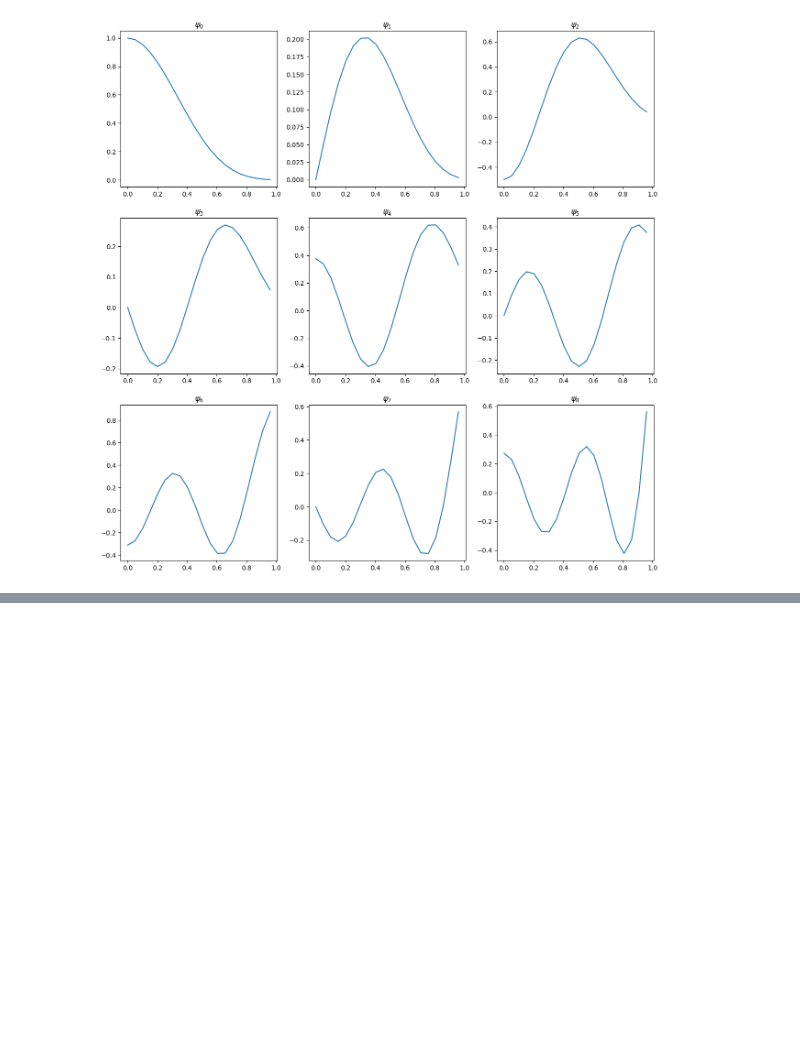
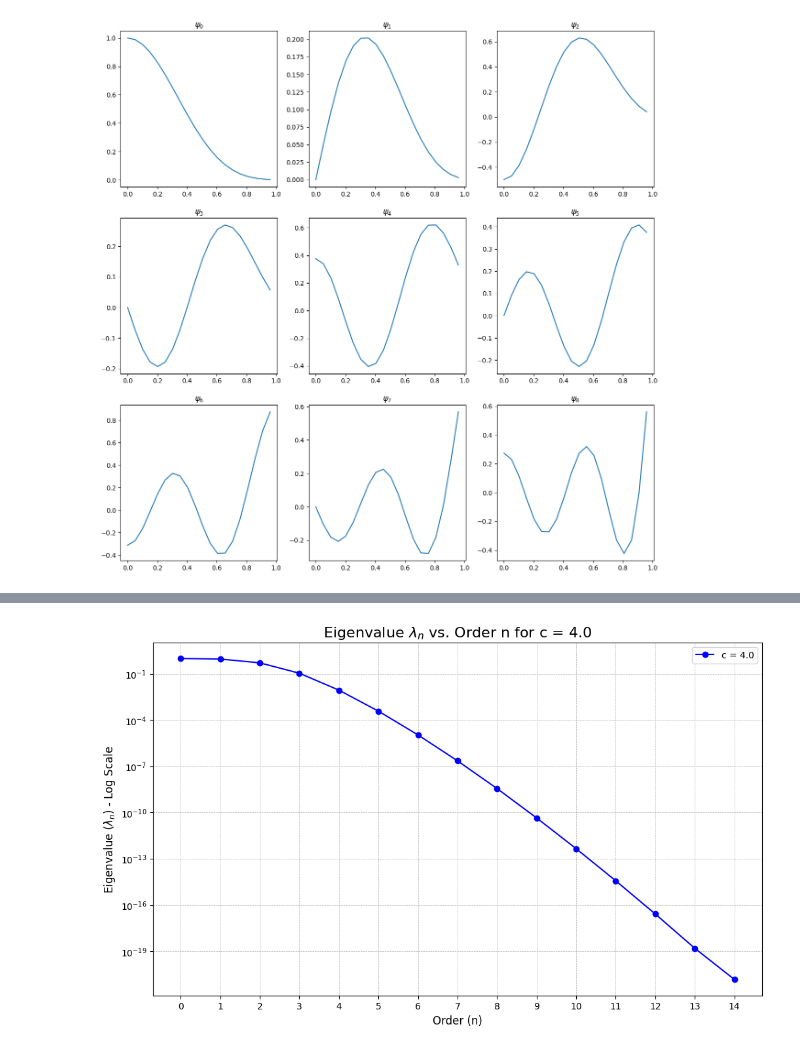
Before and after one commit to arizonaCameraLab/computationalImaging, a Jupyter notebook: Chapter2ForwardModels/ProlateSpheroidalFunctionAnalysis.ipynb, the cells around one changed output, grey strips where cells are left out. Saved outputs shown, nothing was run; the diff lists cells and outputs as text; code cells hidden in the pictures; blank space fills up the shorter version.

```diff
--- a/Chapter2ForwardModels/ProlateSpheroidalFunctionAnalysis.ipynb
+++ b/Chapter2ForwardModels/ProlateSpheroidalFunctionAnalysis.ipynb
@@ -69,0 +99,97 @@ pro_ang1(0, 1, 10.0, .5)
+# %%
+import numpy as np
+from scipy.special import pro_ang1
+from scipy.integrate import quad
+import matplotlib.pyplot as plt
+
+def calculate_lambda_n(n, c):
+    """
+    Numerically calculates the eigenvalue lambda_n for the prolate spheroidal
+    angular function pro_ang1(m=0, n, c, x) using the finite Fourier
+    transform identity.
+
+    Args:
+        n (int): The order of the function (n >= m=0).
+        c (float): The spheroidal parameter.
+
+    Returns:
+        float: The calculated eigenvalue lambda_n.
+    """
+    # The eigenvalue lambda_n in this context is associated with the finite
+    # Fourier transform operator. It is related to, but distinct from,
+    # the energy concentration ratio (the integral of the squared function).
+
+    if n % 2 == 0:  # Case for even n
+        # For even n, we can evaluate the identity at u=0, which simplifies it.
+        # The function is non-zero at the origin.
+
+        # 1. Calculate the integral of the function from -1 to 1.
+        integrand_even = lambda x: pro_ang1(0, n, c, x)[0]
+        integral_val, _ = quad(integrand_even, -1, 1)
+
+        # 2. Get the value of the function at x=0.
+        psi_at_zero = pro_ang1(0, n, c, 0)[0]
+
+        # 3. Handle the case where psi_at_zero is close to zero to avoid division errors.
+        if np.isclose(psi_at_zero, 0):
+            return np.nan # Should not happen for even n, but good practice.
+
+        # 4. Calculate lambda_n from the rearranged identity for even n.
+        # The i^n term squares to 1 for even n.
+        term_in_brackets = integral_val / psi_at_zero
+        lambda_n = (c / (2 * np.pi)) * (term_in_brackets ** 2)
+
+    else:  # Case for odd n
+        # For odd n, the function is zero at the origin, so we use a method
+        # based on the derivative of the identity at u=0.
+
+        # 1. Calculate the integral of x * psi_n(x) from -1 to 1.
+        integrand_odd = lambda x: x * pro_ang1(0, n, c, x)[0]
+        integral_val, _ = quad(integrand_odd, -1, 1)
+
+        # 2. Get the value of the function's derivative at x=0.
+        psi_prime_at_zero = pro_ang1(0, n, c, 0)[1]
+
+        # 3. Handle the case where the derivative is close to zero.
+        if np.isclose(psi_prime_at_zero, 0):
+            return np.nan
+
+        # 4. Calculate lambda_n from the rearranged identity for odd n.
+        # The i^(n-1) term squares to 1 for odd n.
+        term_in_brackets = (c * integral_val) / psi_prime_at_zero
+        lambda_n = (c / (2 * np.pi)) * (term_in_brackets ** 2)
+
+    return lambda_n
+
+# --- Example Usage and Plotting ---
+if __name__ == "__main__":
+    # Set the spheroidal parameter c
+    c_param = 4.0
+    # Set the range of n values to calculate and plot
+    n_range = np.arange(0, 15)
+
+    # Calculate lambda_n for each value of n
+    lambda_values = [calculate_lambda_n(n, c_param) for n in n_range]
+
+    # Print the results
+    print(f"Calculating and plotting lambda_n for c = {c_param}\n")
+    print("-" * 30)
+    print(f"{'n':<5}{'lambda_n':<20}")
+    print("-" * 30)
+    for n_val, lambda_val in zip(n_range, lambda_values):
+        print(f"{n_val:<5}{lambda_val:<20.10f}")
+    print("-" * 30)
+
+    # Create the plot
+    plt.figure(figsize=(12, 7))
+    plt.plot(n_range, lambda_values, marker='o', linestyle='-', color='b', label=f'c = {c_param}')
+    plt.title(f'Eigenvalue $\\lambda_n$ vs. Order n for c = {c_param}', fontsize=16)
+    plt.xlabel('Order (n)', fontsize=12)
+    plt.ylabel('Eigenvalue ($\\lambda_n$)', fontsize=12)
+    plt.grid(True, which='both', linestyle='--', linewidth=0.5)
+    plt.xticks(n_range)
+    plt.legend()
+    plt.yscale('log')
+    plt.ylabel('Eigenvalue ($\\lambda_n$) - Log Scale', fontsize=12)
+    plt.show()
+# %% [output]
@@ -69,0 +213 @@ pro_ang1(0, 1, 10.0, .5)
+[figure, added]
```
Also changed, not shown: parts of 10 cells of this notebook.
